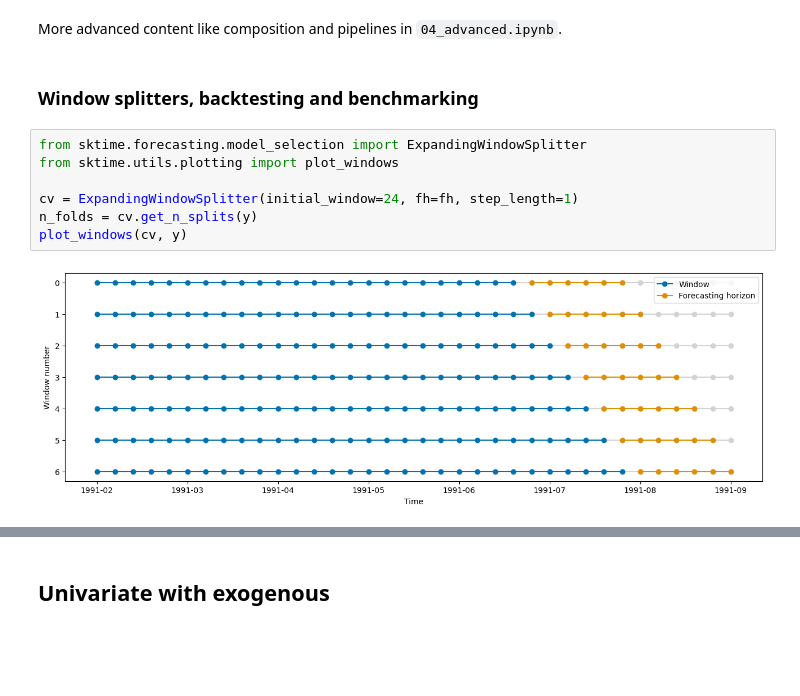
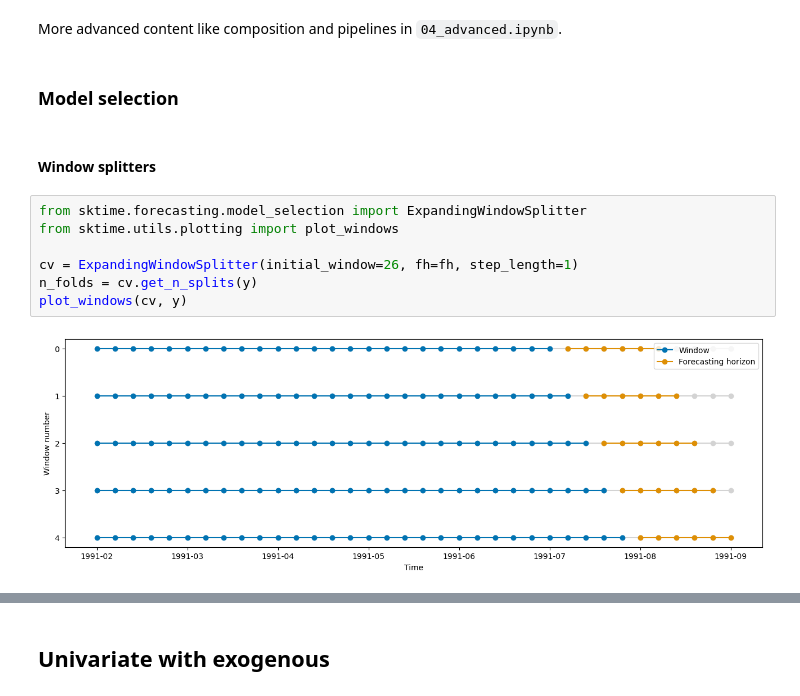
Before and after one commit to sktime/sktime-tutorial-ODSC-Europe-2023, a Jupyter notebook: notebooks/02_forecasting.ipynb, the cells around one changed output, grey strips where cells are left out. Cells and saved outputs as stored; diff of their text form; blank space fills up the shorter version.

Commit message:
Add windows, bechmarking and backtesting

```diff
--- a/notebooks/02_forecasting.ipynb
+++ b/notebooks/02_forecasting.ipynb
@@ -166,14 +166,16 @@ plot_series(
 [figure]
 # %% [markdown]
 More advanced content like composition and pipelines in `04_advanced.ipynb`.
+# %% [markdown]
+### Model selection
 # %% [markdown]
-### Window splitters, backtesting and benchmarking
+#### Window splitters
 # %%
 from sktime.forecasting.model_selection import ExpandingWindowSplitter
 from sktime.utils.plotting import plot_windows
 
-cv = ExpandingWindowSplitter(initial_window=24, fh=fh, step_length=1)
+cv = ExpandingWindowSplitter(initial_window=26, fh=fh, step_length=1)
 n_folds = cv.get_n_splits(y)
 plot_windows(cv, y)
 # %% [output]
-[figure, old version]
+[figure, new version]
```
Also changed, not shown: parts of 10 cells of this notebook.
